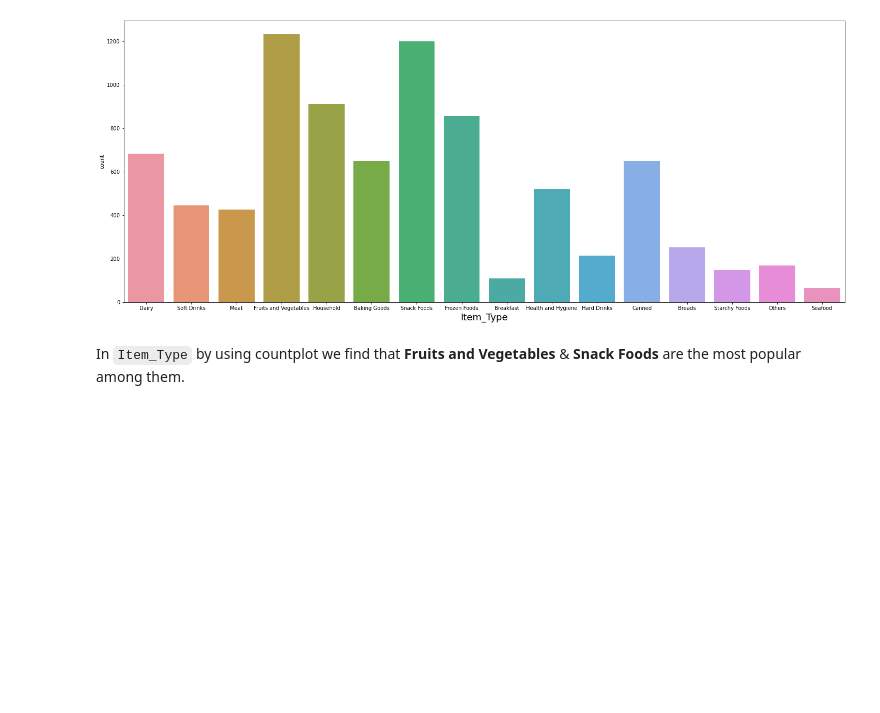
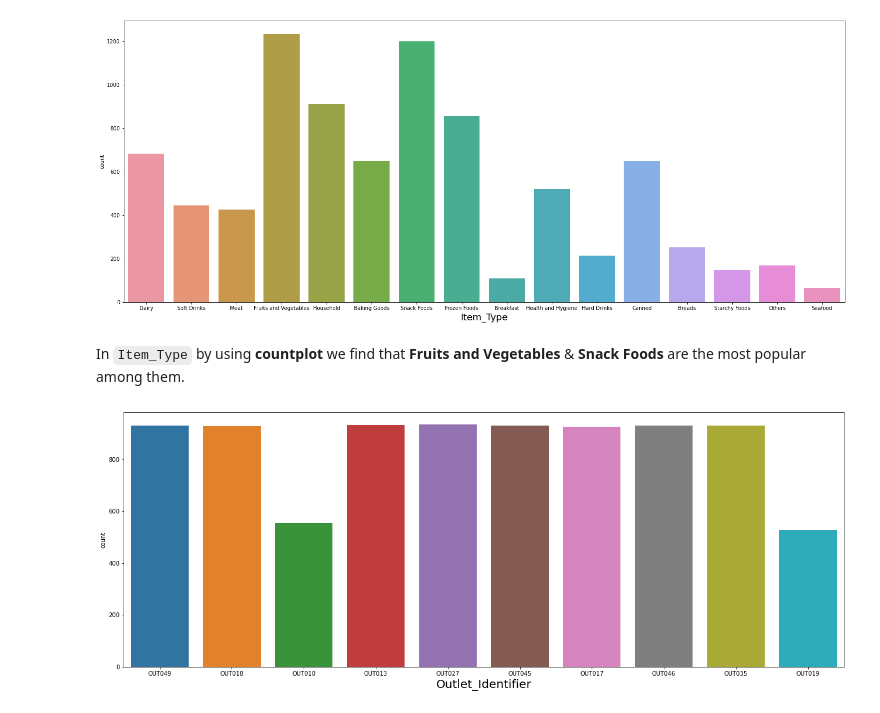
Before and after one commit to RaqeebShaikh12/EDA-BIG-MART-SALES, a Jupyter notebook: EDA END TERM BIG MART SALES.ipynb, the cells around one changed output. Drawn from its saved outputs; the diff is of its cells as text; code cells hidden in the pictures; blank space fills up the shorter version.

```diff
--- a/EDA END TERM BIG MART SALES.ipynb
+++ b/EDA END TERM BIG MART SALES.ipynb
@@ -262,4 +262,12 @@ plt.show()
 # %% [output]
 [figure]
 # %% [markdown]
-In `Item_Type` by using countplot we find that **Fruits and Vegetables** & **Snack Foods** are the most popular among them.
+In `Item_Type` by using **countplot** we find that **Fruits and Vegetables** & **Snack Foods** are the most popular among them.
+# %%
+# Graph for Outlet_Identifier using countplot
+plt.figure(figsize=(22,8))
+sns.countplot(x='Outlet_Identifier', data=inp0)
+plt.xlabel('Outlet_Identifier', fontsize=20)
+plt.show()
+# %% [output]
+[figure, added]
```
Also changed, not shown: parts of 15 cells of this notebook.
